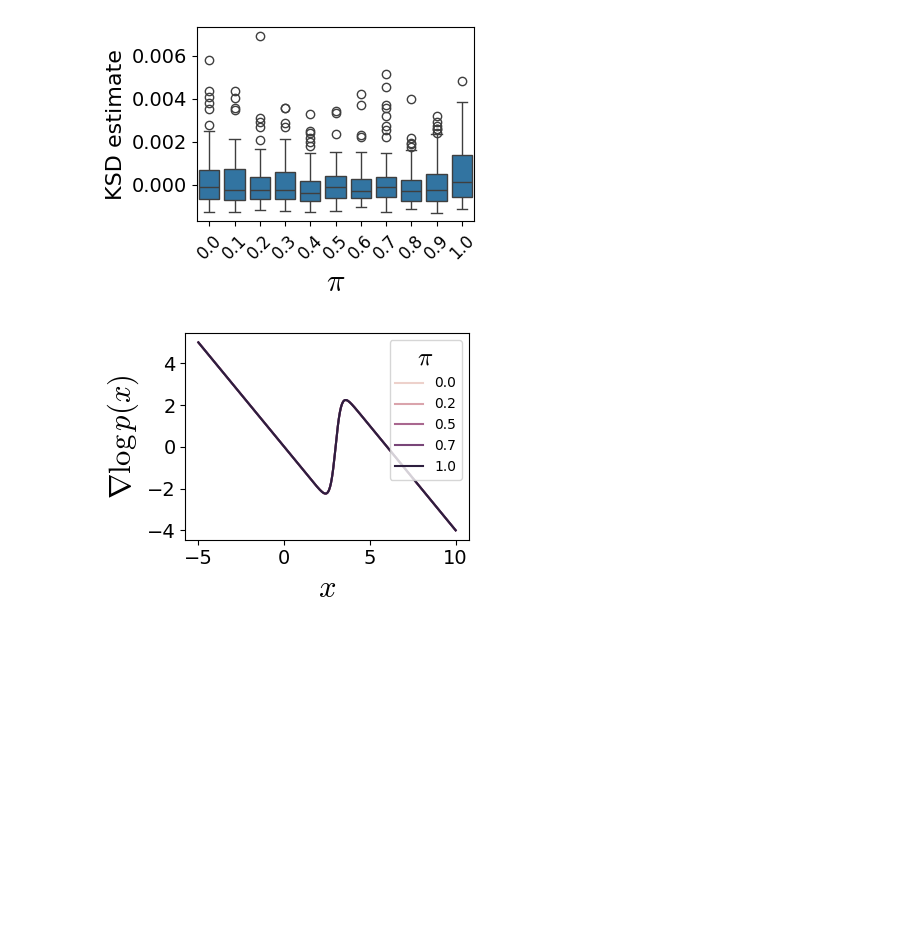
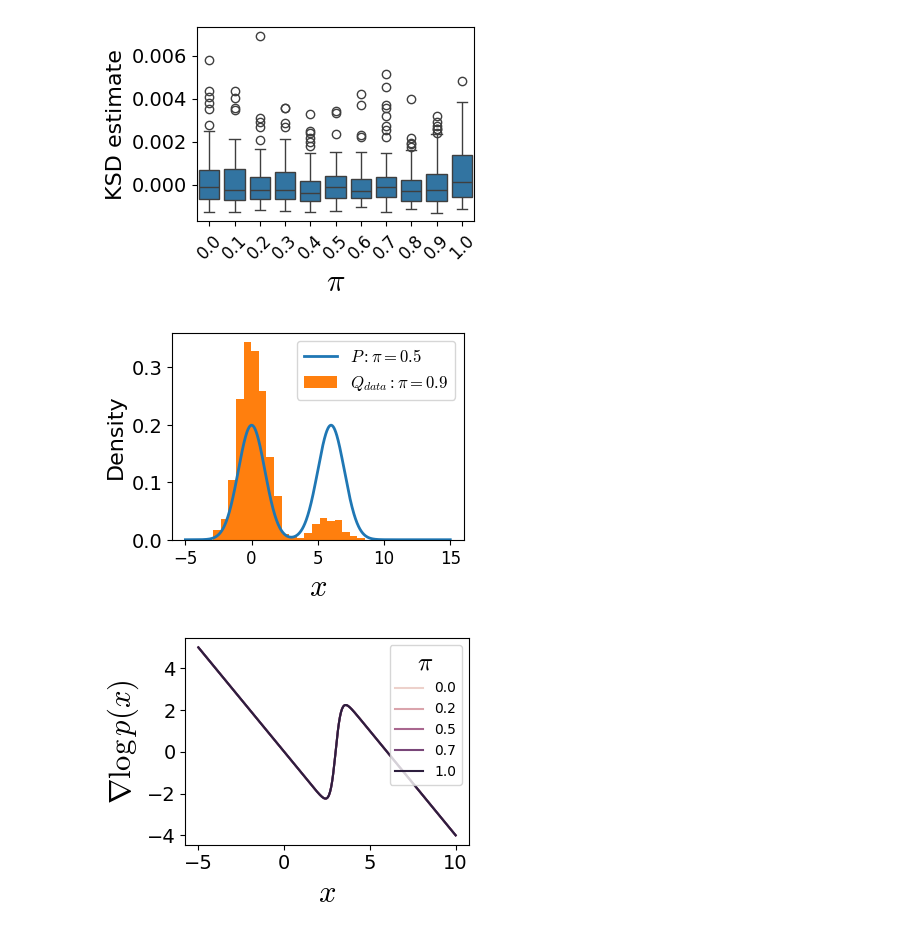
Before and after one commit to XingLLiu/robust-kernel-test, a Jupyter notebook: notebooks/UCL_talk.ipynb, the cells around one changed output. Saved outputs shown, nothing was run; the diff lists cells and outputs as text; code cells hidden in the pictures; blank space fills up the shorter version.

```diff
--- a/notebooks/UCL_talk.ipynb
+++ b/notebooks/UCL_talk.ipynb
@@ -329,6 +329,29 @@ plt.tight_layout()
 # plt.savefig("../figs/robust/mixture_ksd.pdf")
 # %% [output]
 [figure]
+# %%
+x = jnp.reshape(jnp.linspace(-5, 15., 1001), (-1, 1))
+
+n = 1000
+delta = 6.
+log_prob = create_mixture_gaussian_kdim_logprobb(1, 1, delta=delta, ratio=.5)
+den = jnp.exp(log_prob(x)) / jnp.sqrt(2*jnp.pi)
+
+Xq = draw_mixture(n, d=1, ratio=0.9, delta=delta)
+
+_, ax = plt.subplots(ncols=1, figsize=(4, 3))
+ax.plot(x.reshape((-1,)), den, label=r"$P: \pi=0.5$", linewidth=2)
+ax.hist(Xq.reshape((-1,)), bins=20, color="C1", density=True, label=r"$Q_{data}: \pi=0.9$")
+_ = plt.xticks(fontsize=12)
+_ = plt.yticks(fontsize=14)
+ax.set_ylabel("Density", fontsize=16)
+ax.set_xlabel("$x$", fontsize=22, math_fontfamily="cm")
+ax.legend(fontsize=12)
+
+plt.tight_layout()
+# plt.savefig("../figs/robust/mixture_den.pdf", transparent=True)
+# %% [output]
+[figure, added]
 # %%
 pi_ls = [0., 0.2, 0.5, 0.7, 1.]
 X = jnp.linspace(-5., 10., 501)
```
Also changed, not shown: 32 other files.
